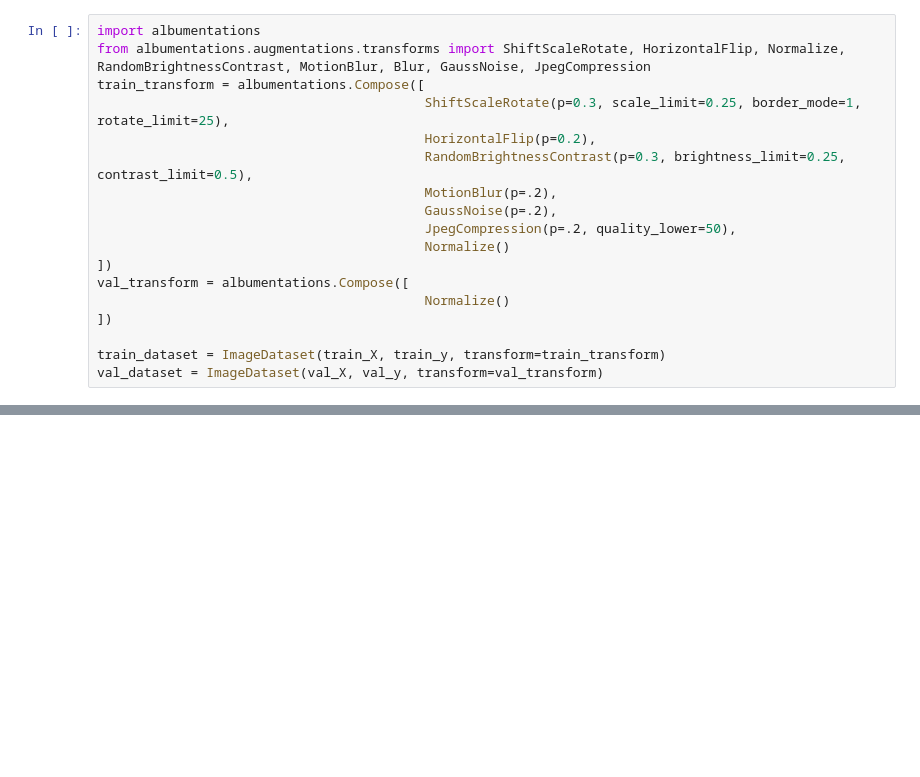
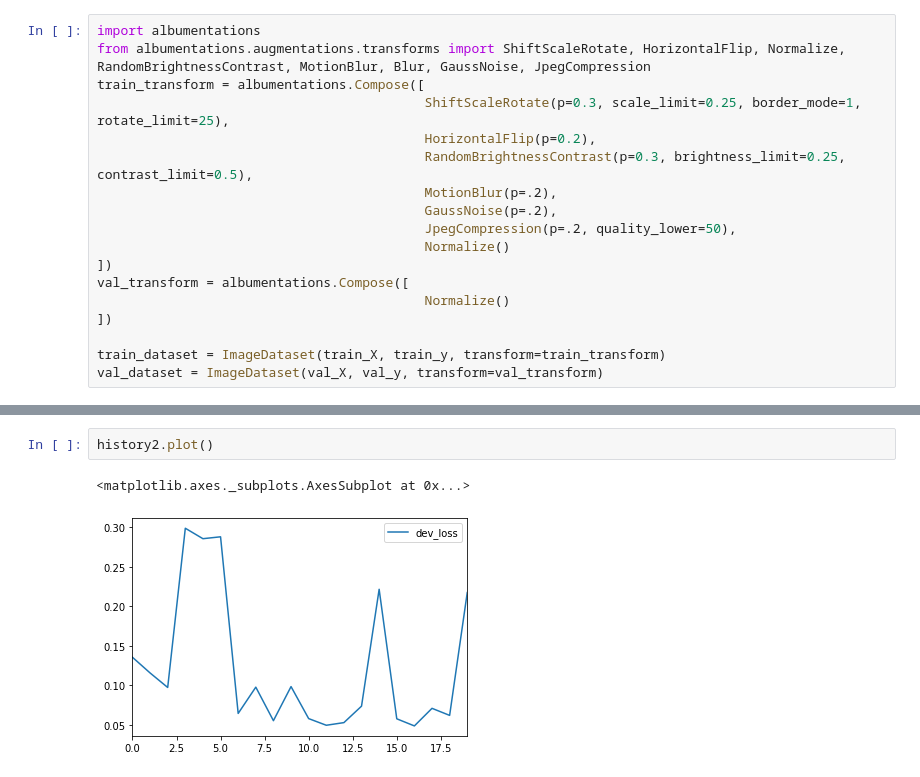
Before and after one commit to WonJunPark/Kaggle_DFDC, a Jupyter notebook: image_filter.ipynb, the cells around one changed output, grey strips where cells are left out. Saved outputs shown, nothing was run; the diff lists cells and outputs as text; blank space fills up the shorter version.

```diff
--- a/image_filter.ipynb
+++ b/image_filter.ipynb
@@ -351,0 +371,5 @@ RuntimeError: ignored
+# %%
+history2.plot()
+# %% [output]
+<matplotlib.axes._subplots.AxesSubplot at 0x...>
+[figure, added]
```
Also changed, not shown: parts of 12 cells of this notebook.
